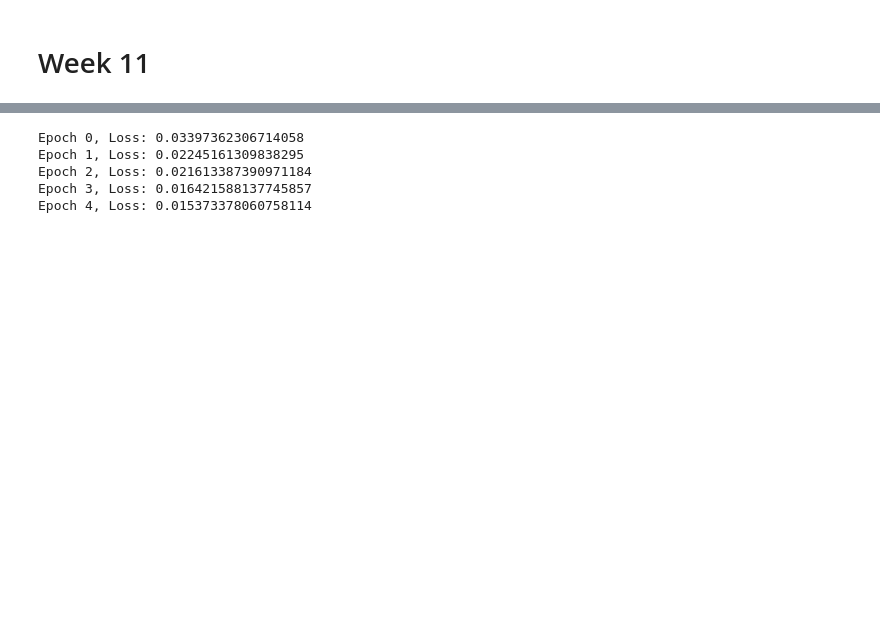
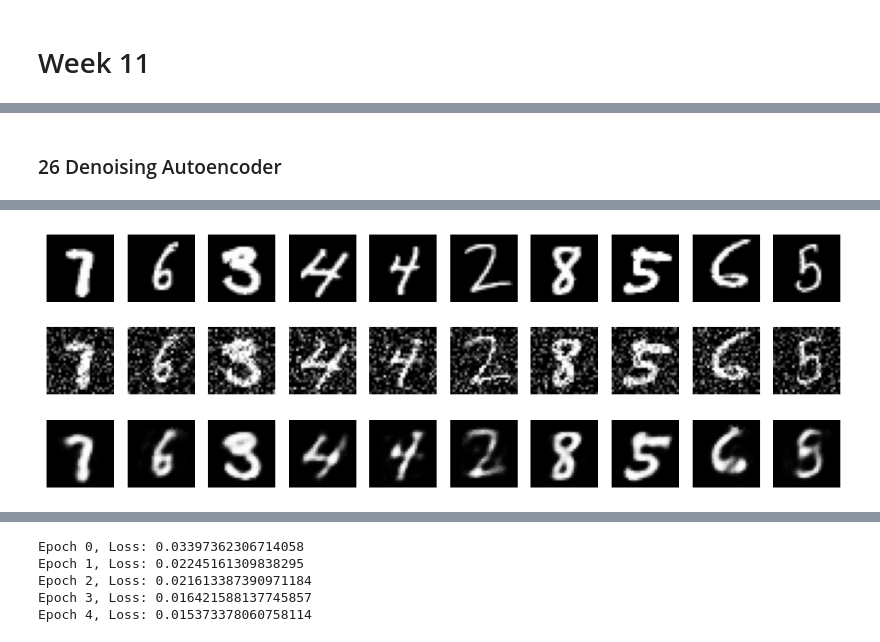
Before and after one commit to GodishalaAshwith/DeepLearning, a Jupyter notebook: DLlabCycle2.ipynb, the cells around one changed output, grey strips where cells are left out. Cells and saved outputs as stored; diff of their text form; code cells hidden in the pictures; blank space fills up the shorter version.

```diff
--- a/DLlabCycle2.ipynb
+++ b/DLlabCycle2.ipynb
@@ -1492,0 +1515,73 @@ Epoch 15/15
+# %% [markdown]
+### 26  Denoising Autoencoder
+# %%
+# DENOISING AE (INDEPENDENT)
+
+import torch
+import torch.nn as nn
+import torch.optim as optim
+import matplotlib.pyplot as plt
+from torchvision import datasets, transforms
+
+device = torch.device("cuda" if torch.cuda.is_available() else "cpu")
+
+transform = transforms.ToTensor()
+train_loader = torch.utils.data.DataLoader(
+    datasets.MNIST('./data', train=True, download=True, transform=transform),
+    batch_size=128, shuffle=True
+)
+
+test_loader = torch.utils.data.DataLoader(
+    datasets.MNIST('./data', train=False, transform=transform),
+    batch_size=10, shuffle=True
+)
+
+def add_noise(x, factor=0.3):
+    return torch.clamp(x + torch.randn_like(x)*factor, 0., 1.)
+
+class AE(nn.Module):
+    def __init__(self):
+        super().__init__()
+        self.encoder = nn.Sequential(nn.Linear(784,64), nn.ReLU())
+        self.decoder = nn.Sequential(nn.Linear(64,784), nn.Sigmoid())
+
+    def forward(self, x):
+        x = x.view(-1,784)
+        return self.decoder(self.encoder(x))
+
+model = AE().to(device)
+opt = optim.Adam(model.parameters(), lr=1e-3)
+loss_fn = nn.MSELoss()
+
+# Train
+for epoch in range(5):
+    for data, _ in train_loader:
+        data = data.to(device)
+        noisy = add_noise(data, 0.3)
+
+        opt.zero_grad()
+        out = model(noisy)
+        loss = loss_fn(out, data.view(-1,784))
+        loss.backward()
+        opt.step()
+
+    print(f"Epoch {epoch+1}, Loss: {loss.item()}")
+
+# Test Visualization
+images, _ = next(iter(test_loader))
+noisy = add_noise(images, 0.3).to(device)
+
+outputs = model(noisy)
+
+images = images.view(-1,28,28)
+noisy = noisy.cpu().view(-1,28,28)
+outputs = outputs.detach().cpu().view(-1,28,28)
+
+fig, ax = plt.subplots(3,10, figsize=(12,4))
+for i in range(10):
+    ax[0][i].imshow(images[i], cmap='gray'); ax[0][i].axis('off')
+    ax[1][i].imshow(noisy[i], cmap='gray'); ax[1][i].axis('off')
+    ax[2][i].imshow(outputs[i], cmap='gray'); ax[2][i].axis('off')
+
+plt.show()
+# %% [output]
@@ -1492,0 +1593 @@ Epoch 15/15
+[figure, added]
```
Also changed, not shown: parts of 29 cells of this notebook.
